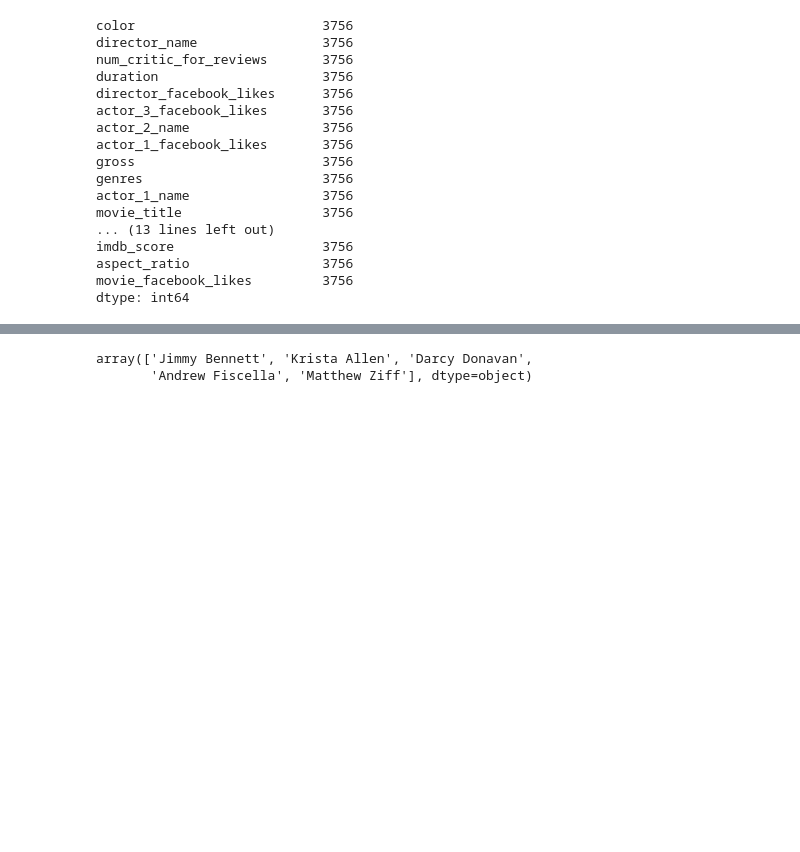
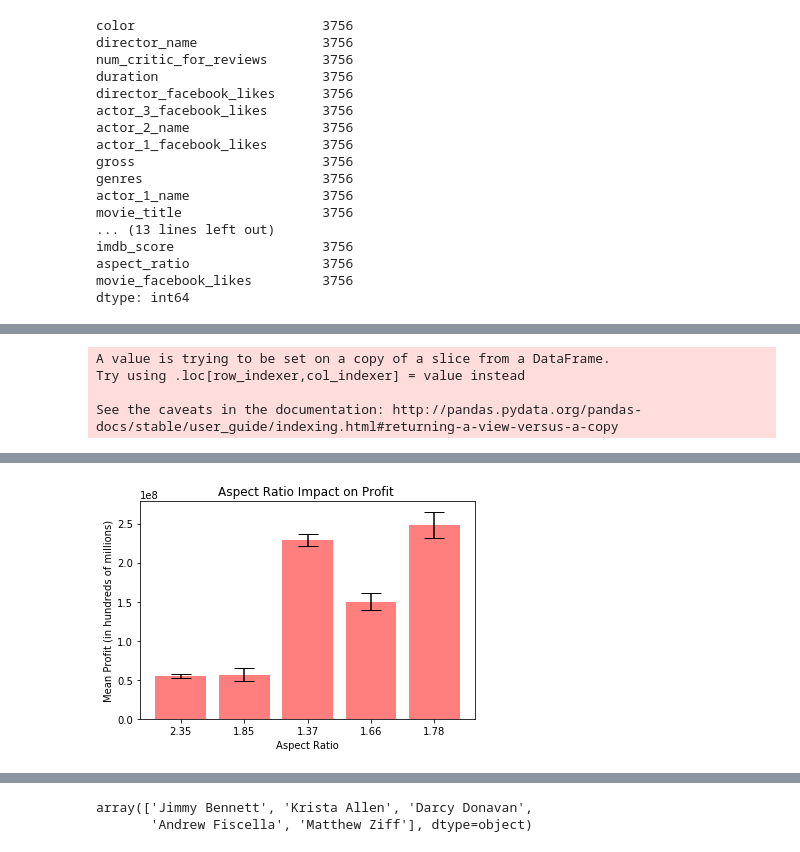
Before and after one commit to BrittanyClemmons/project_one, a Jupyter notebook: Group_jupyter.ipynb, the cells around one changed output, grey strips where cells are left out. Cells and saved outputs as stored; diff of their text form; code cells hidden in the pictures; blank space fills up the shorter version.

```diff
--- a/Group_jupyter.ipynb
+++ b/Group_jupyter.ipynb
@@ -70,0 +129,41 @@ dtype: int64
+# %%
+f = df_clean[["aspect_ratio", "budget", "gross"]]
+f['profit'] = f["gross"] - f["budget"]
+
+aspect_1 = f.loc[(f["aspect_ratio"] == 2.35)]
+aspect_2 = f.loc[(f["aspect_ratio"] == 1.85)]
+aspect_3 = f.loc[(f["aspect_ratio"] == 1.37)]
+aspect_4 = f.loc[(f["aspect_ratio"] == 1.66)]
+aspect_5 = f.loc[(f["aspect_ratio"] == 1.78)]
+
+aspect_1_mean = aspect_1["profit"].mean()*10
+aspect_2_mean = aspect_2["profit"].mean()*10
+aspect_3_mean = aspect_3["profit"].mean()*10
+aspect_4_mean = aspect_4["profit"].mean()*10
+aspect_5_mean = aspect_5["profit"].mean()*10
+
+aspect_1_sem = aspect_1["profit"].sem()
+aspect_2_sem = aspect_2["profit"].sem()
+aspect_3_sem = aspect_3["profit"].sem()
+aspect_4_sem = aspect_4["profit"].sem()
+aspect_5_sem = aspect_5["profit"].sem()
+
+aspect_list_mean = [aspect_1_mean, aspect_2_mean, aspect_3_mean, aspect_4_mean, aspect_5_mean]
+aspect_list_sem = [aspect_1_sem, aspect_2_sem, aspect_3_sem, aspect_4_sem, aspect_5_sem]
+
+x_axis = np.arange(len(aspect_list_mean))
+plt.bar(x_axis, aspect_list_mean,  yerr = aspect_list_sem, color='r', alpha=0.5, align="center", capsize=10)
+tick_locations = [value for value in x_axis]
+plt.xticks(tick_locations, ["2.35", "1.85", "1.37", "1.66", "1.78"])
+
+
+plt.title("Aspect Ratio Impact on Profit ")
+plt.xlabel("Aspect Ratio")
+plt.ylabel("Mean Profit (in hundreds of millions)")
+
+plt
+# %% [output]
+A value is trying to be set on a copy of a slice from a DataFrame.
+Try using .loc[row_indexer,col_indexer] = value instead
+
+See the caveats in the documentation: http://pandas.pydata.org/pandas-docs/stable/user_guide/indexing.html#returning-a-view-versus-a-copy
@@ -70,0 +171 @@ dtype: int64
+[figure, added]
```
Also changed, not shown: parts of 101 cells of this notebook, 8 other files.
